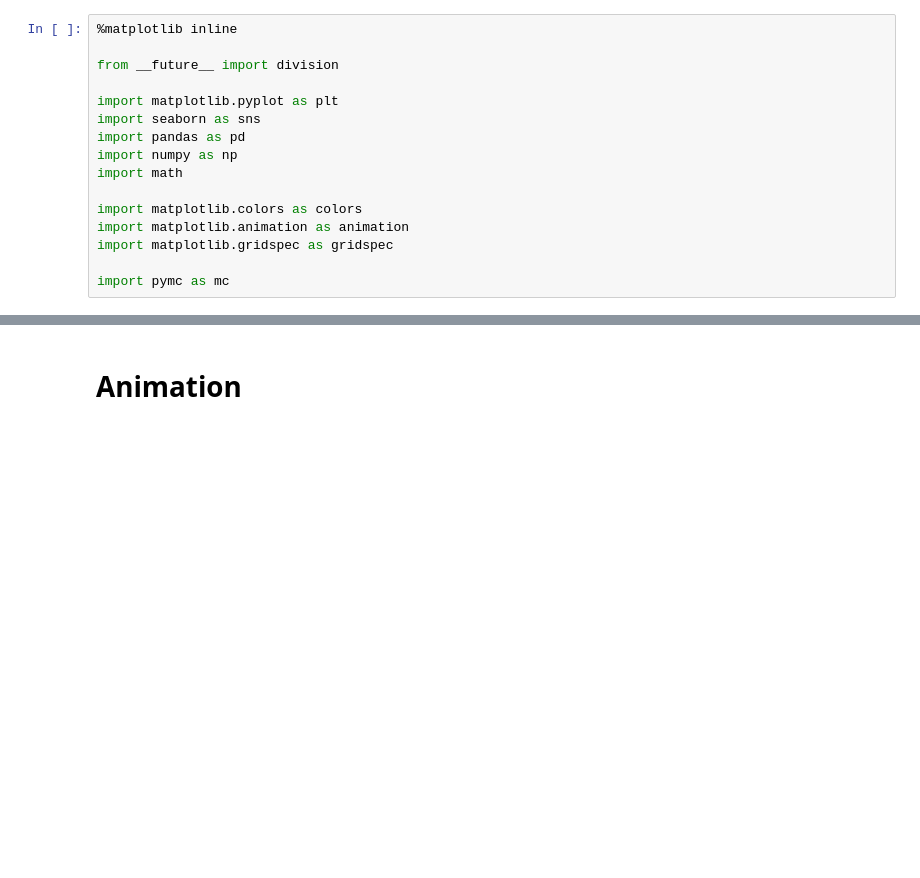
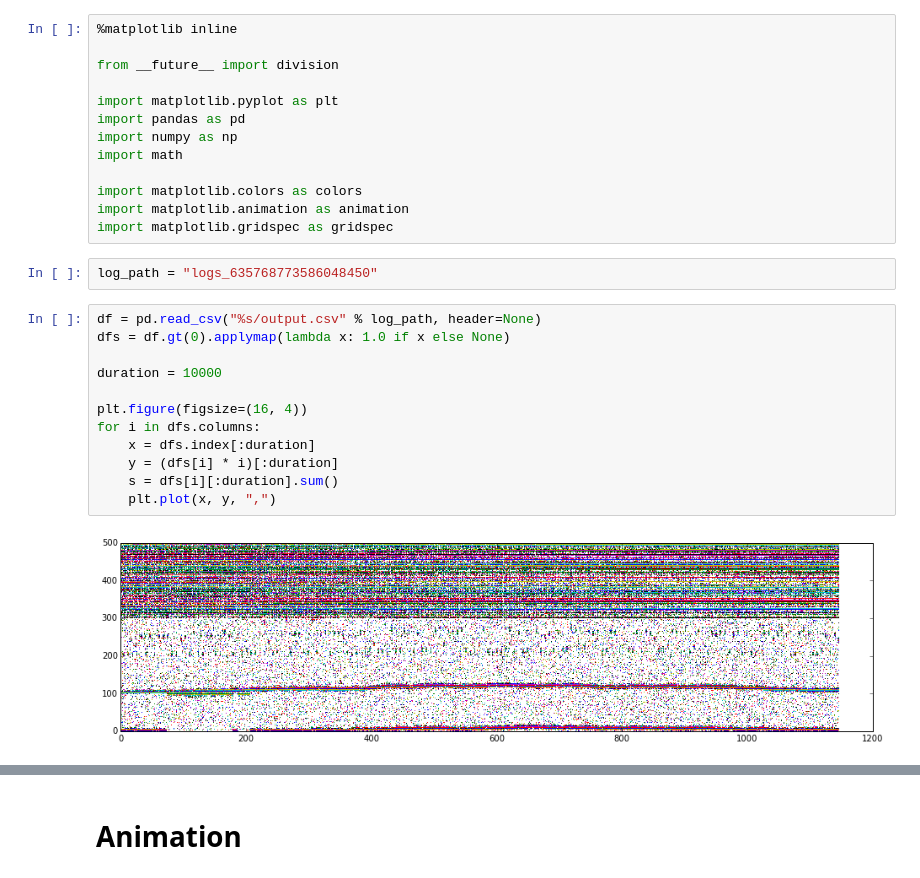
Before and after one commit to BarkingMouseStudio/unity-experiments, a Jupyter notebook: Robot Arm.ipynb, the cells around one changed output, grey strips where cells are left out. Saved outputs shown, nothing was run; the diff lists cells and outputs as text; blank space fills up the shorter version.

```diff
--- a/Robot Arm.ipynb
+++ b/Robot Arm.ipynb
@@ -4,7 +4,6 @@
 from __future__ import division
 
 import matplotlib.pyplot as plt
-import seaborn as sns
 import pandas as pd
 import numpy as np
 import math
@@ -12,6 +11,20 @@ import math
 import matplotlib.colors as colors
 import matplotlib.animation as animation
 import matplotlib.gridspec as gridspec
-
-import pymc as mc
+# %%
+log_path = "logs_635768773586048450"
+# %%
+df = pd.read_csv("%s/output.csv" % log_path, header=None)
+dfs = df.gt(0).applymap(lambda x: 1.0 if x else None)
+
+duration = 10000
+
+plt.figure(figsize=(16, 4))
+for i in dfs.columns:
+    x = dfs.index[:duration]
+    y = (dfs[i] * i)[:duration]
+    s = dfs[i][:duration].sum()
+    plt.plot(x, y, ",")
+# %% [output]
+[figure, added]
 # %%
```
Also changed, not shown: parts of 10 cells of this notebook, 43 other files.
